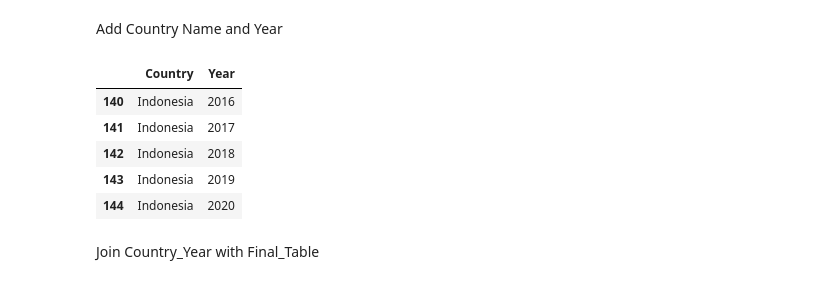
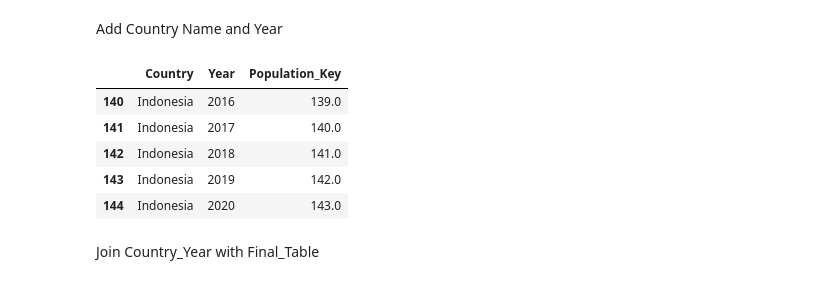
Before and after one commit to ajay-mundi/HealthDataMart, a Jupyter notebook: Data Staging/Population.ipynb, the cells around one changed output. Cells and saved outputs as stored; diff of their text form; code cells hidden in the pictures.

```diff
--- a/Data Staging/Population.ipynb
+++ b/Data Staging/Population.ipynb
@@ -41,36 +41,37 @@ Add Country Name and Year
 # %%
 
 count = 5
 iterator = 0;
 countries = ["Canada", "USA", "Mexico", "Burundi", "Chad", "Niger", "Bolivia", "Philippines", "Indonesia"]
 
 country_year = pd.DataFrame(columns=["Country","Year"])
 
 pop_data = {}
 pop_data["Country"] = "Blank"
 pop_data["Year"] = 0
 
 country_year = country_year.append(pd.DataFrame([pop_data]), ignore_index=True)
 
 
 for i in range(144):
     if count>20:
         count = 5
         iterator = iterator + 1
 
+    pop_data["Population_Key"] = i
     pop_data["Year"] = 2000+count
     pop_data["Country"] = countries[iterator]
     count = count + 1
     country_year = country_year.append(pd.DataFrame([pop_data]), ignore_index=True)
 
 display(country_year.tail(5))
 # %% [output]
-|  | Country | Year |
-| 140 | Indonesia | 2016 |
-| 141 | Indonesia | 2017 |
-| 142 | Indonesia | 2018 |
-| 143 | Indonesia | 2019 |
-| 144 | Indonesia | 2020 |
+|  | Country | Year | Population_Key |
+| 140 | Indonesia | 2016 | 139.0 |
+| 141 | Indonesia | 2017 | 140.0 |
+| 142 | Indonesia | 2018 | 141.0 |
+| 143 | Indonesia | 2019 | 142.0 |
+| 144 | Indonesia | 2020 | 143.0 |
 # %% [markdown]
 Join Country_Year with Final_Table
 # %%
```
Also changed, not shown: parts of 4 cells of this notebook, 7 other files.
